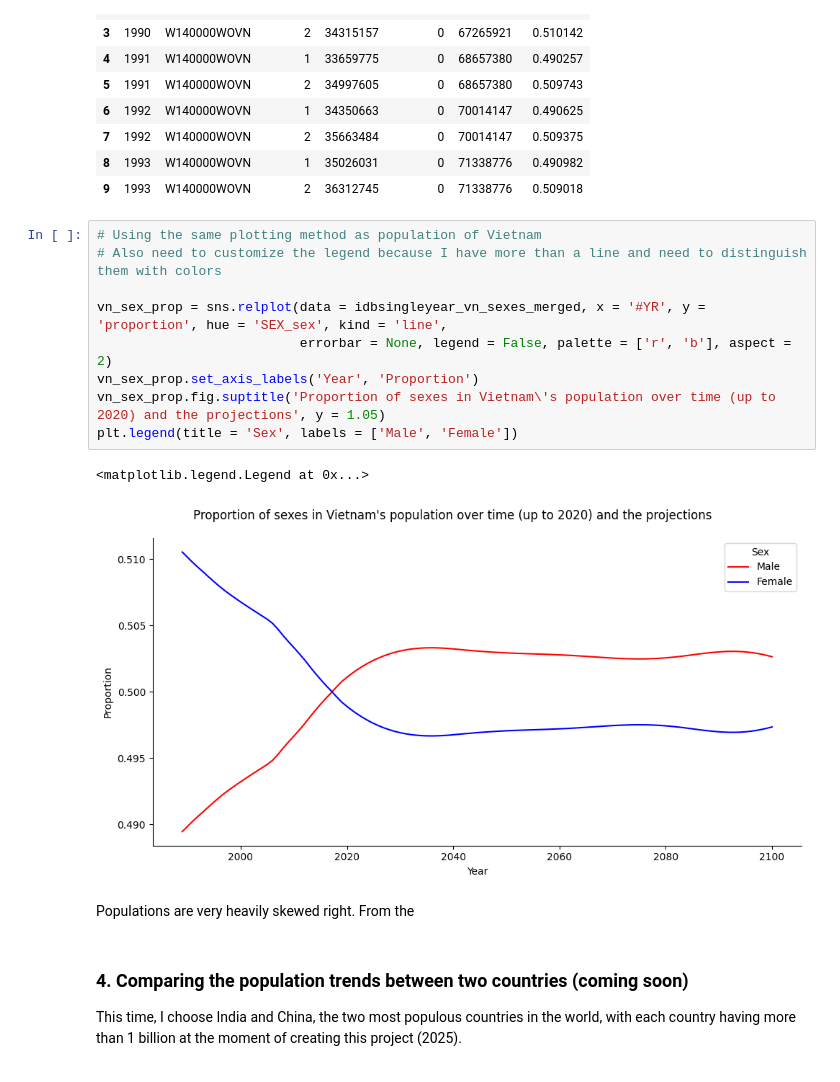
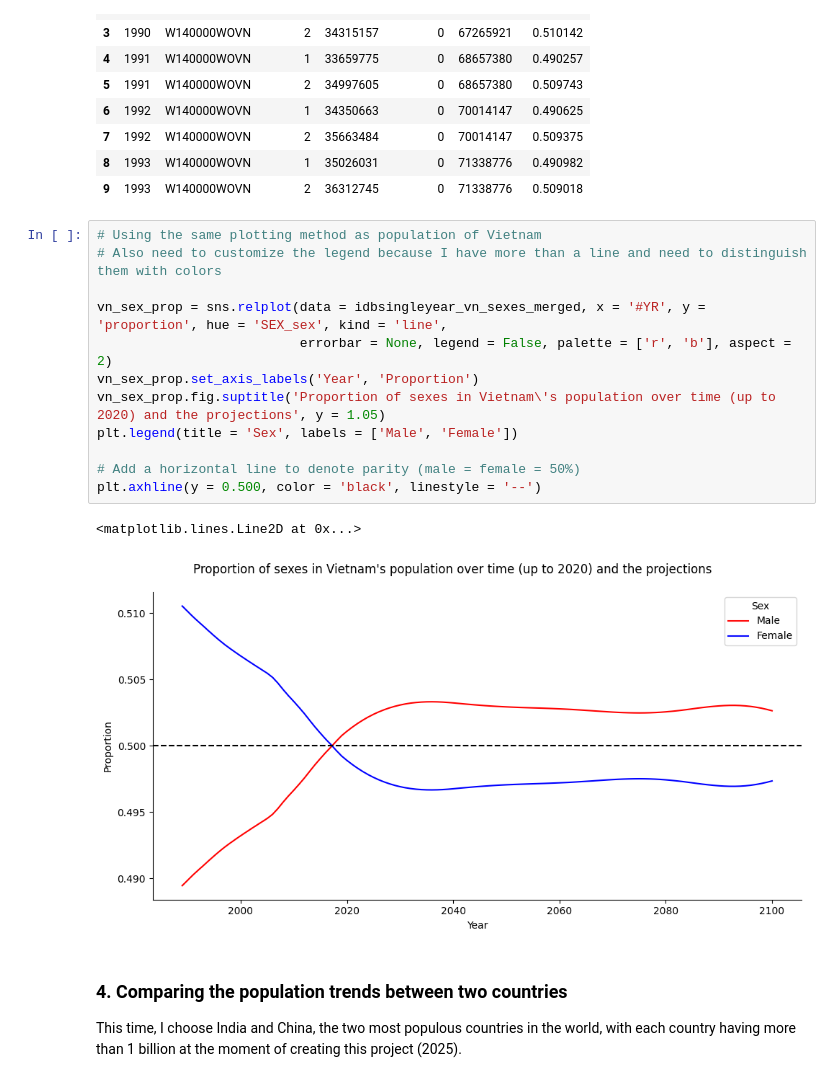
Before and after one commit to thaianle/international-database, a Jupyter notebook: idbsingleyear-python.ipynb, the cells around one changed output. Cells and saved outputs as stored; diff of their text form.

Commit message:
Compare 2 countries in IDB Single Year

```diff
--- a/idbsingleyear-python.ipynb
+++ b/idbsingleyear-python.ipynb
@@ -329,18 +324,19 @@ idbsingleyear_vn_sexes_merged.head(10)
 # %%
 # Using the same plotting method as population of Vietnam
 # Also need to customize the legend because I have more than a line and need to distinguish them with colors
 
 vn_sex_prop = sns.relplot(data = idbsingleyear_vn_sexes_merged, x = '#YR', y = 'proportion', hue = 'SEX_sex', kind = 'line',
                           errorbar = None, legend = False, palette = ['r', 'b'], aspect = 2)
 vn_sex_prop.set_axis_labels('Year', 'Proportion')
 vn_sex_prop.fig.suptitle('Proportion of sexes in Vietnam\'s population over time (up to 2020) and the projections', y = 1.05)
 plt.legend(title = 'Sex', labels = ['Male', 'Female'])
+
+# Add a horizontal line to denote parity (male = female = 50%)
+plt.axhline(y = 0.500, color = 'black', linestyle = '--')
 # %% [output]
-<matplotlib.legend.Legend at 0x...>
+<matplotlib.lines.Line2D at 0x...>
-[figure, old version]
+[figure, new version]
-# %% [markdown]
-Populations are very heavily skewed right. From the
 # %% [markdown]
-### 4. Comparing the population trends between two countries (coming soon)
+### 4. Comparing the population trends between two countries
 
 This time, I choose India and China, the two most populous countries in the world, with each country having more than 1 billion at the moment of creating this project (2025).
```
Also changed, not shown: parts of 6 cells of this notebook.
